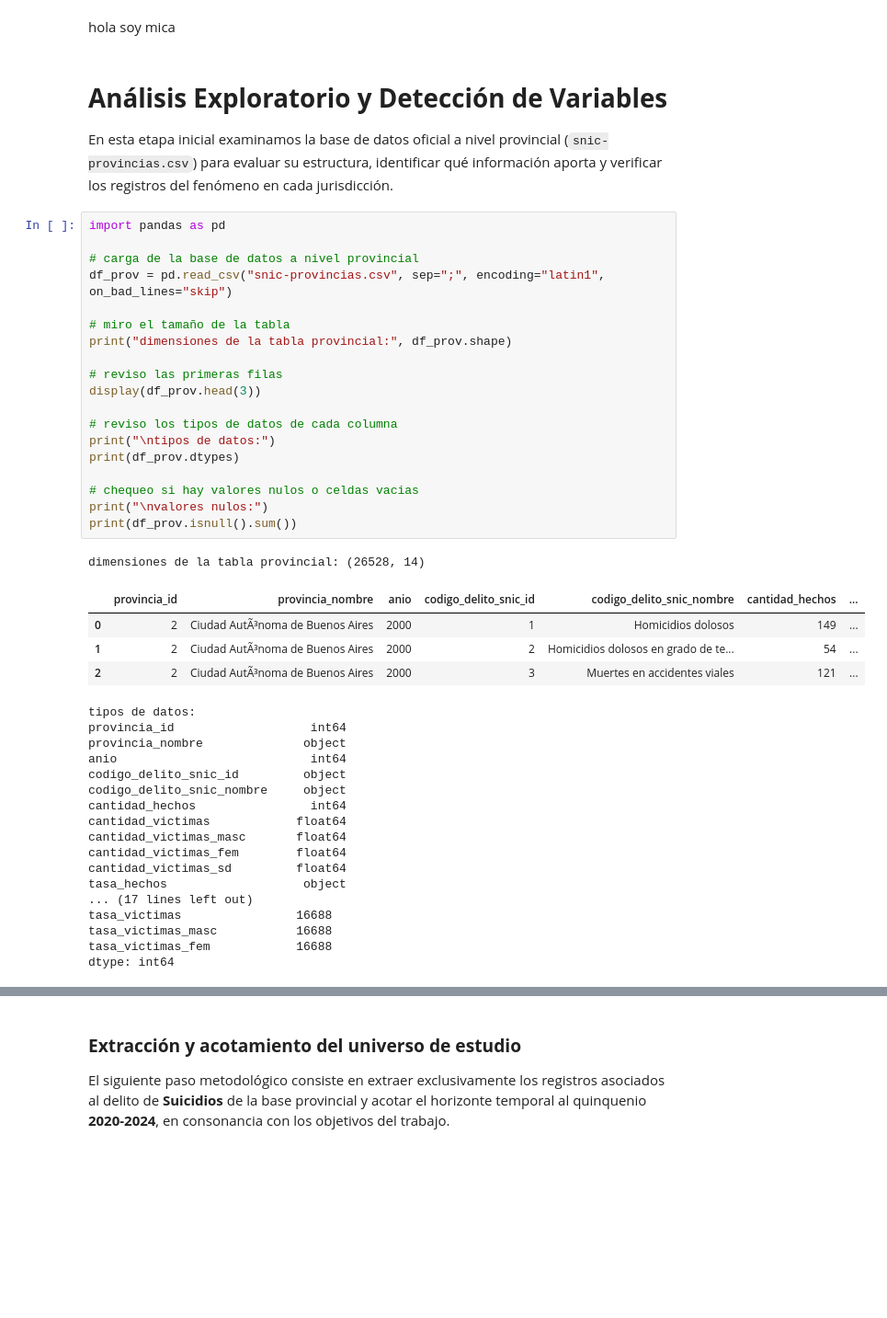
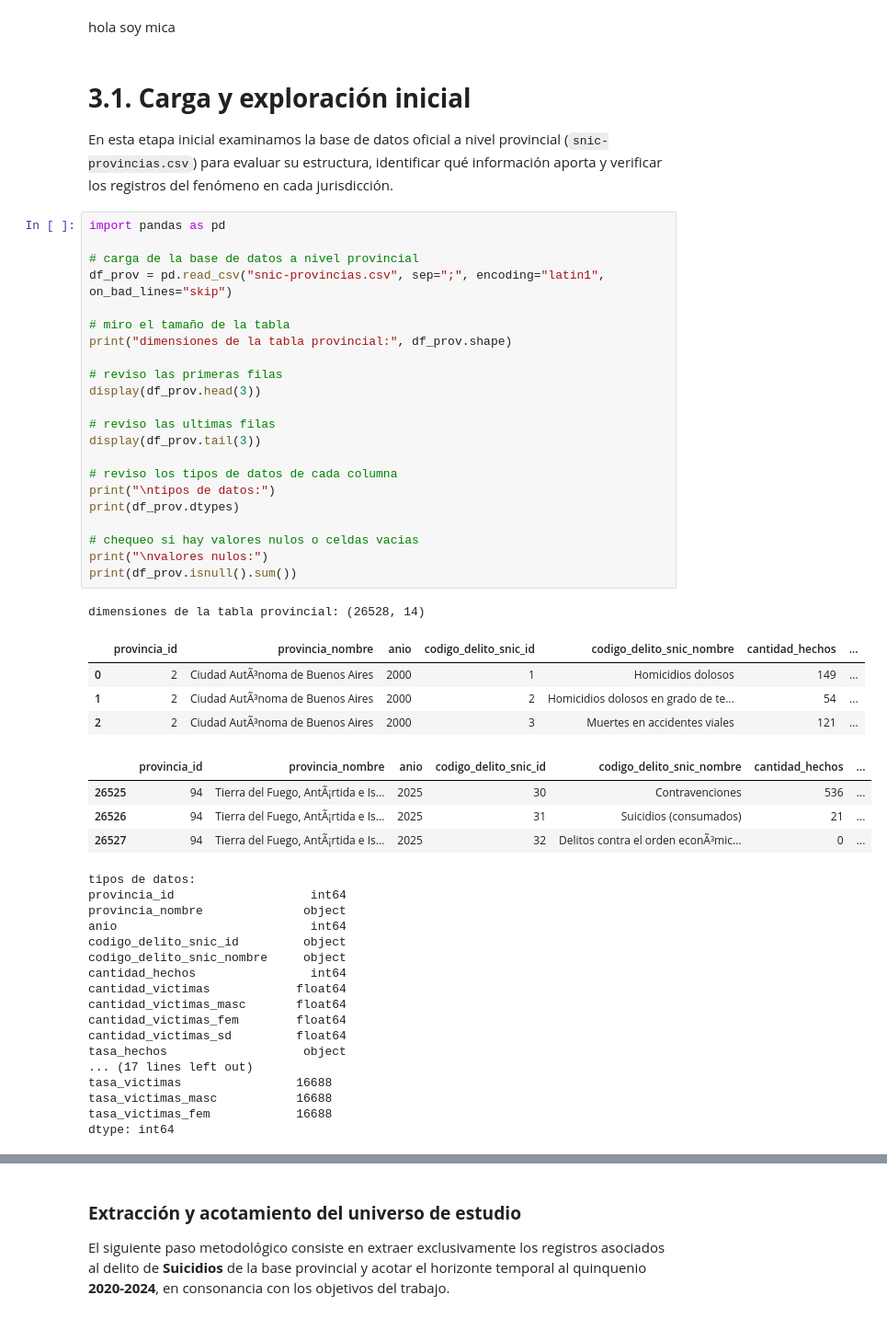
Before and after one commit to fce-laboratoriotp/tp-labo, a Jupyter notebook: notebook_prueba.ipynb, the cells around one changed output, grey strips where cells are left out. Shown at 92% size. Drawn from its saved outputs; the diff is of its cells as text; blank space fills up the shorter version.

```diff
--- a/notebook_prueba.ipynb
+++ b/notebook_prueba.ipynb
@@ -16,34 +16,41 @@ Hola, soy Kay
 # %% [markdown]
 hola soy mica
 # %% [markdown]
-# **Análisis Exploratorio y Detección de Variables**
+# **3.1. Carga y exploración inicial**
 
 En esta etapa inicial examinamos la base de datos oficial a nivel provincial (`snic-provincias.csv`) para evaluar su estructura, identificar qué información aporta y verificar los registros del fenómeno en cada jurisdicción.
 # %%
 import pandas as pd
 
 # carga de la base de datos a nivel provincial
 df_prov = pd.read_csv("snic-provincias.csv", sep=";", encoding="latin1", on_bad_lines="skip")
 
 # miro el tamaño de la tabla
 print("dimensiones de la tabla provincial:", df_prov.shape)
 
 # reviso las primeras filas
 display(df_prov.head(3))
 
+# reviso las ultimas filas
+display(df_prov.tail(3))
+
 # reviso los tipos de datos de cada columna
 print("\ntipos de datos:")
 print(df_prov.dtypes)
 
 # chequeo si hay valores nulos o celdas vacias
 print("\nvalores nulos:")
 print(df_prov.isnull().sum())
 # %% [output]
 dimensiones de la tabla provincial: (26528, 14)
 |  | provincia_id | provincia_nombre | anio | codigo_delito_snic_id | codigo_delito_snic_nombre | cantidad_hechos | ... |
 | 0 | 2 | Ciudad AutÃ³noma de Buenos Aires | 2000 | 1 | Homicidios dolosos | 149 | ... |
 | 1 | 2 | Ciudad AutÃ³noma de Buenos Aires | 2000 | 2 | Homicidios dolosos en grado de te... | 54 | ... |
 | 2 | 2 | Ciudad AutÃ³noma de Buenos Aires | 2000 | 3 | Muertes en accidentes viales | 121 | ... |
+|  | provincia_id | provincia_nombre | anio | codigo_delito_snic_id | codigo_delito_snic_nombre | cantidad_hechos | ... |
+| 26525 | 94 | Tierra del Fuego, AntÃ¡rtida e Is... | 2025 | 30 | Contravenciones | 536 | ... |
+| 26526 | 94 | Tierra del Fuego, AntÃ¡rtida e Is... | 2025 | 31 | Suicidios (consumados) | 21 | ... |
+| 26527 | 94 | Tierra del Fuego, AntÃ¡rtida e Is... | 2025 | 32 | Delitos contra el orden econÃ³mic... | 0 | ... |
 tipos de datos:
 provincia_id                   int64
 provincia_nombre              object
```
Also changed, not shown: parts of 4 cells of this notebook.
